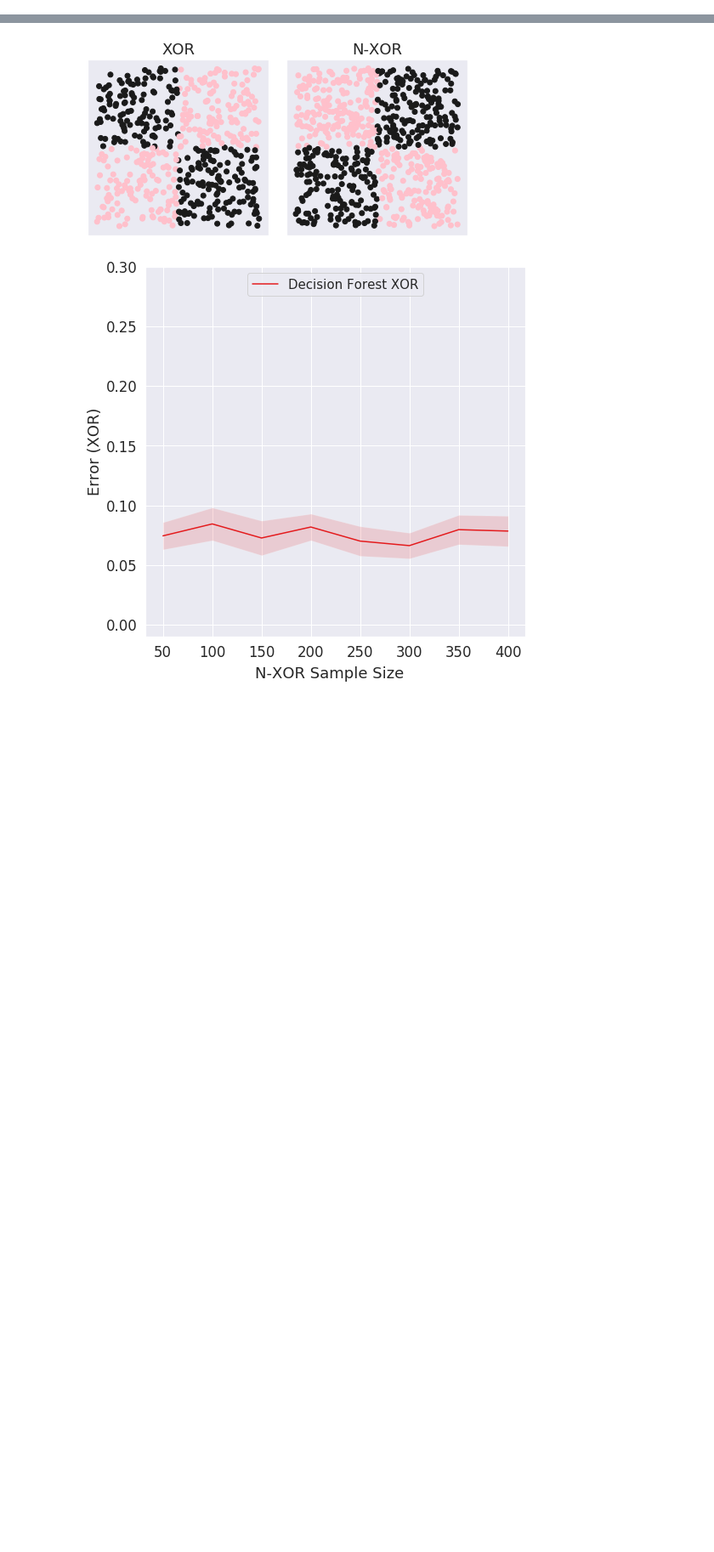
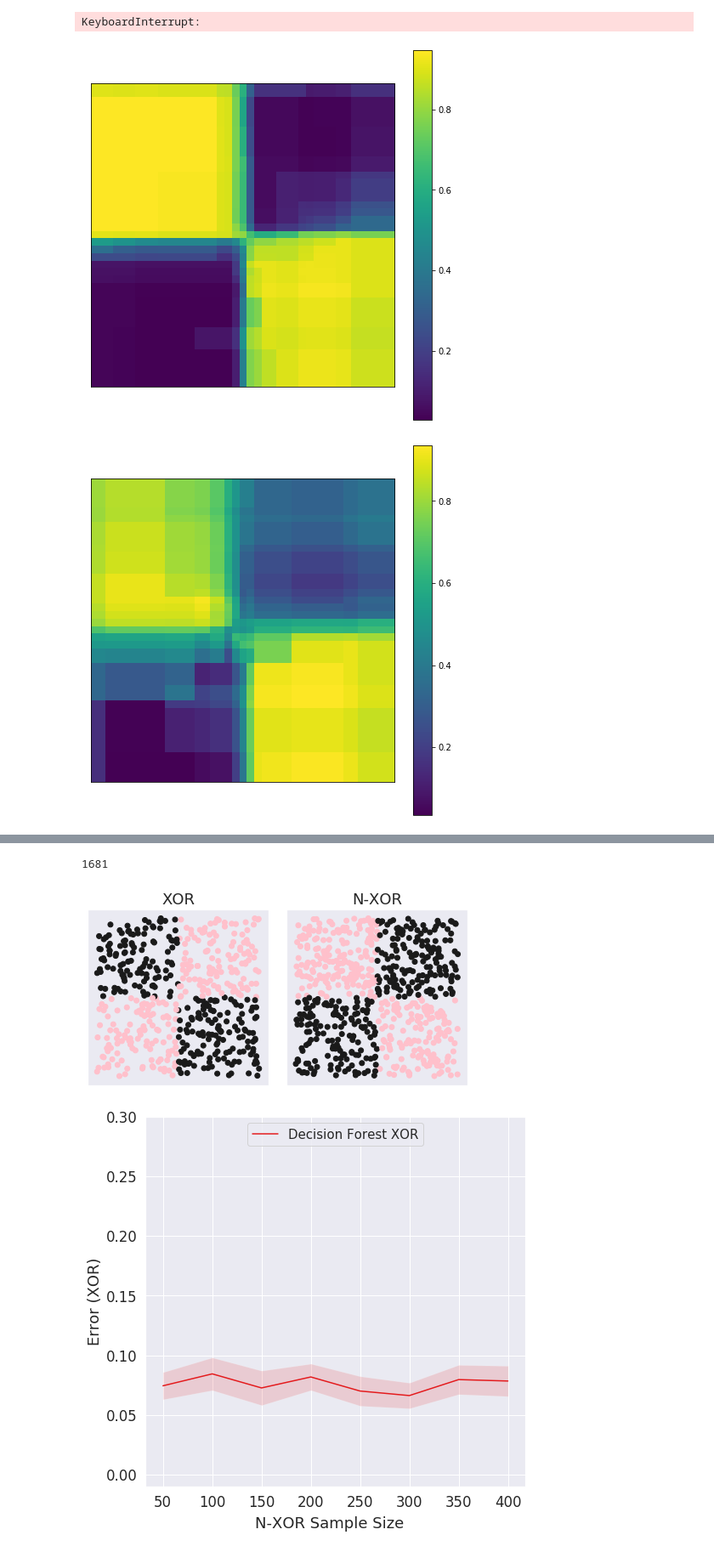
Before and after one commit to neurodata/talks, a Jupyter notebook: images/rotated_parity_fig_generator.ipynb, the cells around one changed output, grey strips where cells are left out. Shown at 85% size. Saved outputs shown, nothing was run; the diff lists cells and outputs as text; code cells hidden in the pictures; blank space fills up the shorter version.

```diff
--- a/images/rotated_parity_fig_generator.ipynb
+++ b/images/rotated_parity_fig_generator.ipynb
@@ -369,7 +371,7 @@ def parity_experiment(nx, nz, d, m, n_algos=6):
 
     return errors
 # %%
-def jovo_experiment(nx, nz, d, dist_x=generate_parity, dist_z=generate_parity, theta=0, m=100, target="Z", subsample = 0.32, n_algos=6):
+def jovo_experiment(nx, nz, d, dist_x=generate_parity, dist_z=generate_parity, theta=0, m=100, target="Z", subsample = 0.32, n_algos=6, return_posteriors = False):
     if target == "Z":
         invert_z = True
         invert_x = False
@@ -434,6 +436,17 @@ def jovo_experiment(nx, nz, d, dist_x=generate_parity, dist_z=generate_parity, t
     errors[2] = 1 - np.sum(test_labelsX == pred_X_jtv)/m
     errors[5] = 1 - np.sum(test_labelsZ == pred_Z_jtv)/m
 
+    if return_posteriors:
+        mesh_ =np.array(list(itertools.product(np.arange(-1, 1+0.05, step=0.05), np.arange(-1, 1+0.05, step=0.05))))
+
+        posteriors_structX_estX=estimate_posteriors(model_X, X, labelsX, mesh_, in_task=True)
+        posteriors_structZ_estX=estimate_posteriors(model_Z, X, labelsX, mesh_, in_task=False, subsample=subsample)
+
+        posteriors_structX_estZ=estimate_posteriors(model_X, Z, labelsZ, mesh_, in_task=False, subsample=subsample)
+        posteriors_structZ_estZ=estimate_posteriors(model_Z, Z, labelsZ, mesh_, in_task=True)
+
+        return posteriors_structX_estX, posteriors_structZ_estX, posteriors_structZ_estZ, posteriors_structX_estZ
+
     # Sum
 #     X, labelsX = dist_x(nz + nx, d, invert_labels=invert_x)
 #     testX, test_labelsX = dist_x(m, d, invert_labels=invert_x)
@@ -456,8 +469,8 @@ def jovo_experiment(nx, nz, d, dist_x=generate_parity, dist_z=generate_parity, t
 #     predictions_best_Z=predict(posteriors_best_Z)
 
 #     errors[5] = 1 - np.sum(test_labelsZ == predictions_best_Z)/m
-
-    return errors
+    else:
+        return errors
 # %%
 np.random.seed(3)
 X, labelsX = generate_parity(500, 2)
@@ -521,3 +534,32 @@ for j, n in enumerate(tqdm(ns)):
 
     mean_error[:, j] = np.mean(errors, axis=0)
     std_error[:, j] = np.std(errors, ddof=1, axis=0)
+# %% [output]
+KeyboardInterrupt:
+# %%
+posteriors = jovo_experiment(100, 300, d, m=m, n_algos=M, return_posteriors=True)
+fig, ax = plt.subplots(1,1, figsize=(8,8))
+s = int(np.sqrt(posteriors[2].shape[0]))
+ax1=ax.imshow(posteriors[2][:, 0].reshape((s,s)))
+ax.set_xticks([])
+ax.set_yticks([])
+plt.colorbar(ax1)
+plt.savefig('posterior_heatmap_xor_nxor_rf.png',dpi=500)
+
+fig, ax = plt.subplots(1,1, figsize=(8,8))
+ax1=ax.imshow(posteriors[3][:, 0].reshape((s,s)))
+ax.set_xticks([])
+ax.set_yticks([])
+plt.colorbar(ax1)
+plt.savefig('posterior_heatmap_xor_nxor_transfer.png',dpi=500)
+
+fig, ax = plt.subplots(1,1, figsize=(8,8))
+avg_x_nxor = (posteriors[2][:, 0] + posteriors[3][:, 0])/2
+ax1=ax.imshow(avg_x_nxor.reshape((s,s)))
+ax.set_xticks([])
+ax.set_yticks([])
+plt.colorbar(ax1)
+plt.savefig('posterior_heatmap_xor_nxor_lifelong.png',dpi=500)
+# %% [output]
+[figure, added]
+[figure, added]
@@ -524,3 +567,7 @@ for j, n in enumerate(tqdm(ns)):
+# %%
+np.array(list(itertools.product(np.arange(-1, 1+0.05, step=0.05), np.arange(-1, 1+0.05, step=0.05))))
+# %% [output]
+1681
 # %%
 import matplotlib.pyplot as plt
 import seaborn as sns
```
Also changed, not shown: parts of 6 cells of this notebook, 12 other files.
